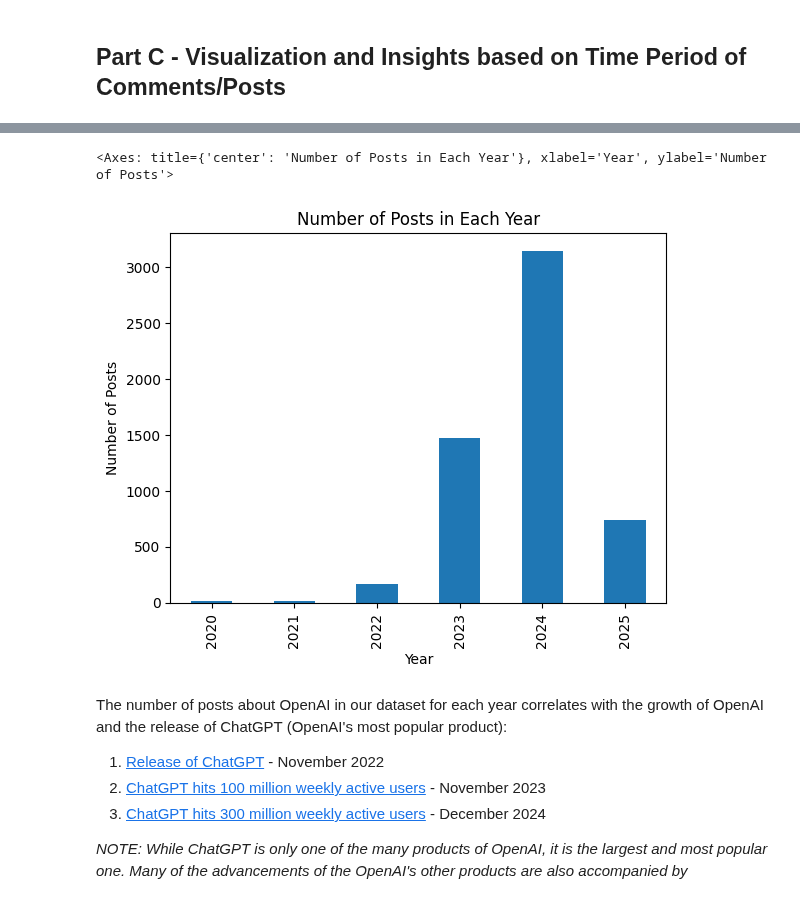
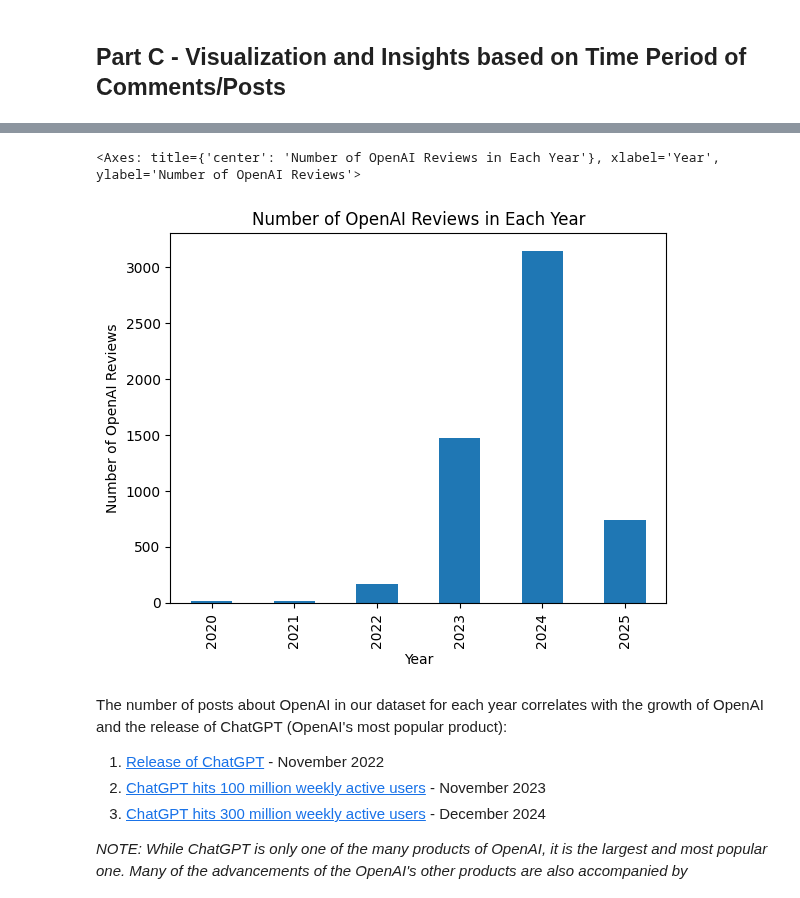
Before and after one commit to ajm2004/OpenAI-Sentiment-Analysis, a Jupyter notebook: Notebooks/time_based_visualization.ipynb, the cells around one changed output, grey strips where cells are left out. Drawn from its saved outputs; the diff is of its cells as text; code cells hidden in the pictures.

```diff
--- a/Notebooks/time_based_visualization.ipynb
+++ b/Notebooks/time_based_visualization.ipynb
@@ -24,11 +10,13 @@ print(final_data['readable_datetime'].max())
 # %%
-# Plot the number of posts in each day
-final_data['readable_datetime'].dt.year.value_counts().sort_index().plot.bar(xlabel="Year",
-                                                                              ylabel="Number of Posts",
-                                                                              title="Number of Posts in Each Year")
+# Plot the number of reviews in each year
+review_counts = final_data['readable_datetime'].dt.year.value_counts().sort_index()
+
+review_counts.plot.bar(xlabel="Year",
+                       ylabel="Number of OpenAI Reviews",
+                       title="Number of OpenAI Reviews in Each Year")
 # %% [output]
-<Axes: title={'center': 'Number of Posts in Each Year'}, xlabel='Year', ylabel='Number of Posts'>
+<Axes: title={'center': 'Number of OpenAI Reviews in Each Year'}, xlabel='Year', ylabel='Number of OpenAI Reviews'>
-[figure, old version]
+[figure, new version]
 # %% [markdown]
 The number of posts about OpenAI in our dataset for each year correlates with the growth of OpenAI and the release of ChatGPT (OpenAI's most popular product):
 
```
Also changed, not shown: parts of 10 cells of this notebook.
